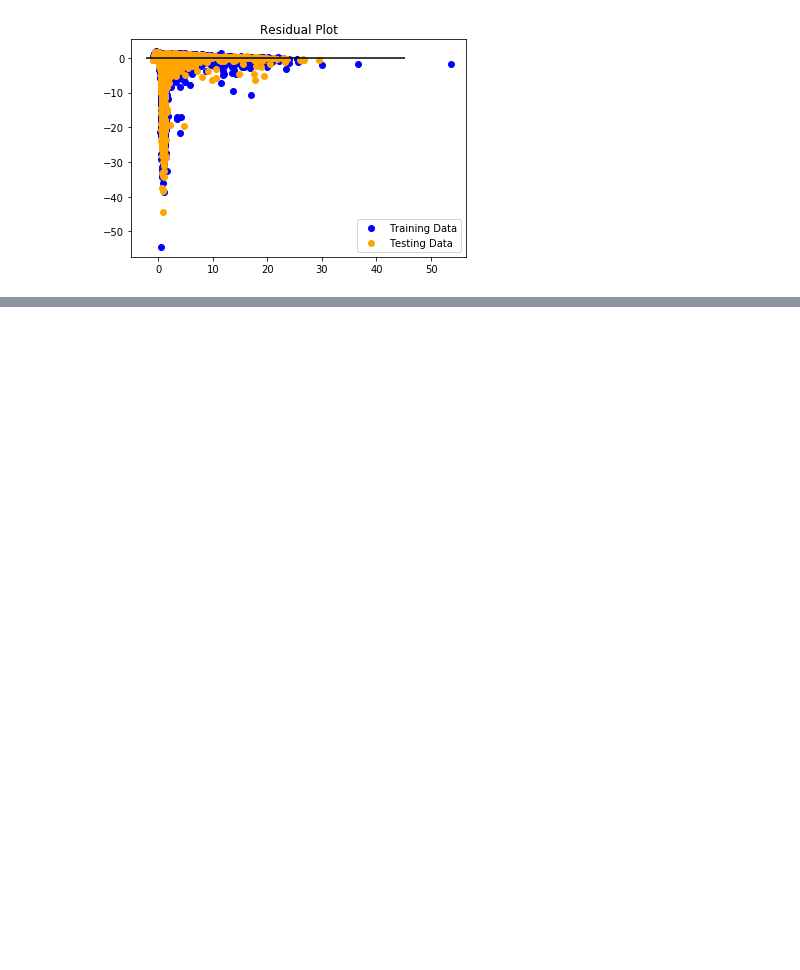
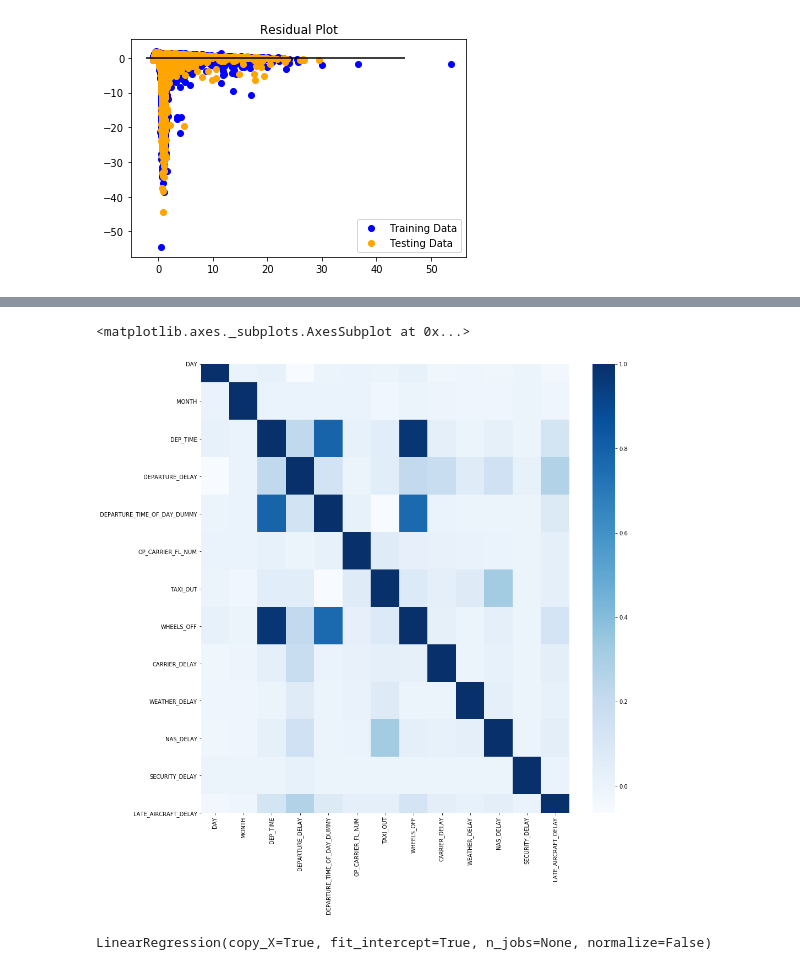
Before and after one commit to johnplakon/TheBlueAngels, a Jupyter notebook: Flight_delay_linear_ML.ipynb, the cells around one changed output, grey strips where cells are left out. Saved outputs shown, nothing was run; the diff lists cells and outputs as text; code cells hidden in the pictures; blank space fills up the shorter version.

```diff
--- a/Flight_delay_linear_ML.ipynb
+++ b/Flight_delay_linear_ML.ipynb
@@ -452,0 +565,6 @@ results_df
+# %%
+plt.figure(figsize = (15,15))
+sns.heatmap(X.corr(), cmap="Blues")
+# %% [output]
+<matplotlib.axes._subplots.AxesSubplot at 0x...>
+[figure, added]
@@ -452,0 +587,6 @@ results_df
+# %%
+from sklearn.linear_model import LinearRegression
+model = LinearRegression()
+model.fit(X_train_scaled, y_train_scaled)
+# %% [output]
+LinearRegression(copy_X=True, fit_intercept=True, n_jobs=None, normalize=False)
```
Also changed, not shown: parts of 61 cells of this notebook.
